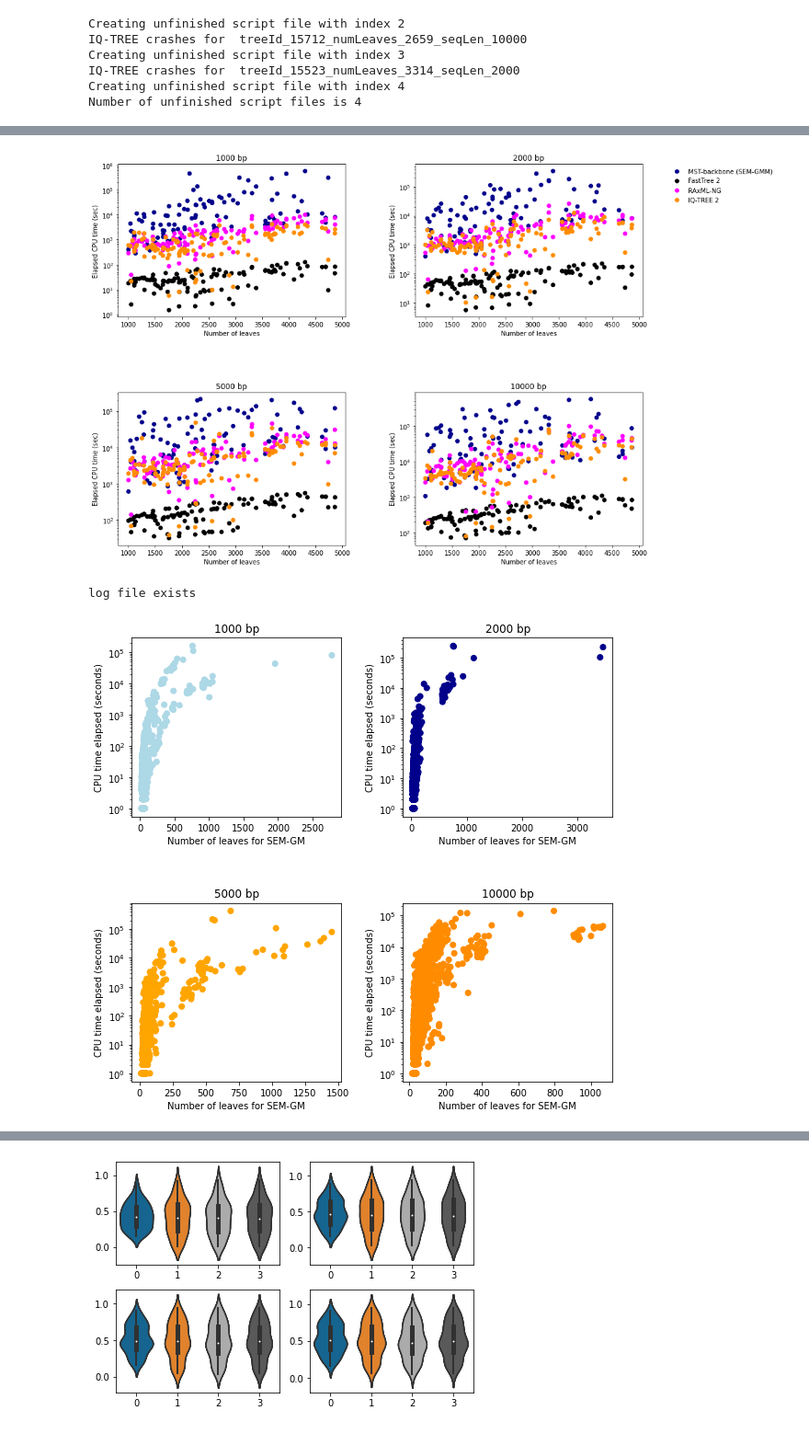
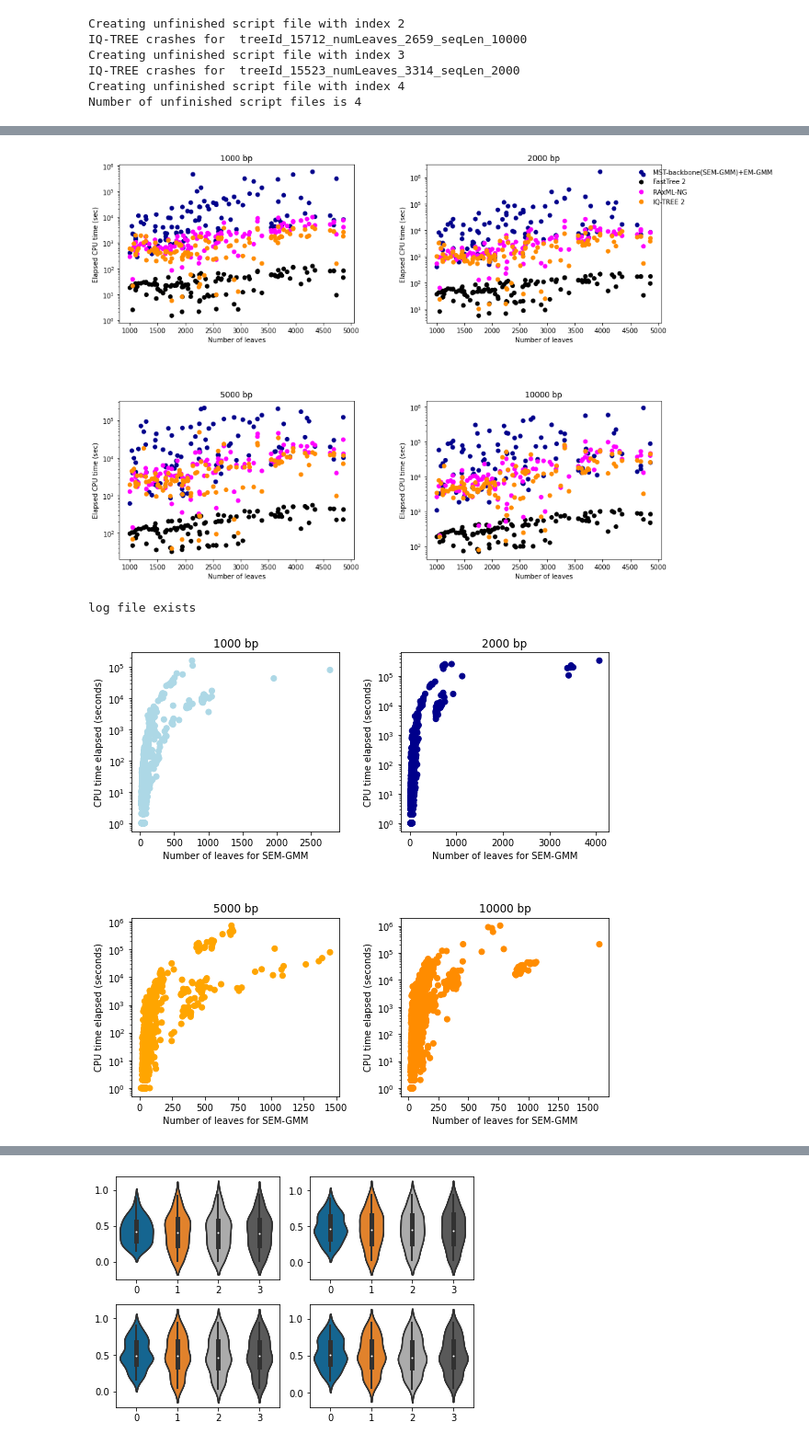
Before and after one commit to prabhavk/mst-backbone-repo, a Jupyter notebook: simulation_results.ipynb, the cells around one changed output, grey strips where cells are left out. Shown: that part at 92% size. Cells and saved outputs as stored; diff of their text form; code cells hidden in the pictures.

```diff
--- a/simulation_results.ipynb
+++ b/simulation_results.ipynb
@@ -331,0 +341,33 @@ IQ-TREE crashes for  treeId_15523_numLeaves_3314_seqLen_2000
+# %%
+# Read runtime
+run_times_seq_len_method = {}
+num_leaves_seq_len_method = {}
+tree_id_seq_len_method = {}
+dupl_seq_seq_len_method = {}
+for seq_len in seqlen_list:
+    run_times_seq_len_method[seq_len] = {}
+    num_leaves_seq_len_method[seq_len] = {}
+    tree_id_seq_len_method[seq_len] = {}
+    dupl_seq_seq_len_method[seq_len] = {}
+    for method in method_list:
+        run_times_seq_len_method[seq_len][method] = []
+        num_leaves_seq_len_method[seq_len][method] = []
+        tree_id_seq_len_method[seq_len][method] = []
+        dupl_seq_seq_len_method[seq_len][method] = []
+
+
+run_time_grove_file = open(results_path + "run_time_grove","r")
+run_time_grove_file.readline()
+for res in run_time_grove_file:
+    run_time, seq_len, num_leaves, method, tree_id, dupl_seq = res.split(",")
+    run_time = float(run_time.strip())
+    seq_len = int(seq_len.strip())
+    tree_id = tree_id.strip()
+    method = method.strip()
+    num_leaves = int(num_leaves.strip())
+    dupl_seq = int(dupl_seq.strip())
+    run_times_seq_len_method[seq_len][method].append(run_time)
+    num_leaves_seq_len_method[seq_len][method].append(num_leaves)
+    tree_id_seq_len_method[seq_len][method].append(tree_id)
+    dupl_seq_seq_len_method[seq_len][method].append(dupl_seq)
+run_time_grove_file.close()
@@ -373,36 +437,39 @@ for method in method_list:
             ax[0, 1].set_xlabel("Number of leaves")
             ax[0, 1].set_ylabel("Elapsed CPU time (sec)")
             # ax[0, 1].set_xscale("log")
             ax[0, 1].set_yscale("log")
         # elif method == 'raxmlng':
         elif seq_len == 5000:
             # ax_raxml.subplot(2, 2, i)
             ax[1, 0].scatter(num_leaves_seq_len_method[seq_len][method],run_times_seq_len_method[seq_len][method],label=method,c=method_colors[method][seq_len])
             ax[1, 0].set_title(str(seq_len) + " bp")
             ax[1, 0].set_xlabel("Number of leaves")
             ax[1, 0].set_ylabel("Elapsed CPU time (sec)")
             # ax[1, 0].set_xscale("log")
             ax[1, 0].set_yscale("log")
         # elif method == 'iqtree':
         elif seq_len == 10000:
             # ax_iqtree.plot(2, 2, i)
             ax[1, 1].scatter(num_leaves_seq_len_method[seq_len][method],run_times_seq_len_method[seq_len][method],label=method,c=method_colors[method][seq_len])
             ax[1, 1].set_title(str(seq_len) + " bp")
             ax[1, 1].set_xlabel("Number of leaves")
             ax[1, 1].set_ylabel("Elapsed CPU time (sec)")
             # ax[1, 1].set_xscale("log")
             ax[1, 1].set_yscale("log")
 # ax.set_yscale("log")
-figures_path = projectPath + "figures/"
+
+
+
+
 fig.tight_layout(pad=0.04)
-plt.legend(['MST-backbone (SEM-GMM)','FastTree 2','RAxML-NG', 'IQ-TREE 2'], bbox_to_anchor=(1.6,2.2), loc ="lower right", frameon=False)
+plt.legend(['MST-backbone(SEM-GMM)+EM-GMM','FastTree 2','RAxML-NG', 'IQ-TREE 2'], bbox_to_anchor=(1.5,2.2), loc ="lower right", frameon=False)
 fig.set_size_inches(13, 10)
 plt.savefig(figures_path+"grove_scalability.eps", dpi=100,bbox_inches='tight')
 plt.savefig(figures_path+"grove_scalability.png", dpi=100,bbox_inches='tight')
 # plt.show()
 # plt.show()
 # %% [output]
-[figure, old version]
+[figure, new version]
 # %%
 # Plot run times for structural EM
 
@@ -478,25 +545,25 @@ for seq_len in seqlen_list:
     if seq_len == 1000:
         ax[0,0].scatter(num_leaves_sem_seq_len[seq_len],runtimes_sem_seq_len[seq_len],c=seq_len_colors)
         ax[0,0].set_yscale("log")
-        ax[0,0].set_xlabel("Number of leaves for SEM-GM")
+        ax[0,0].set_xlabel("Number of leaves for SEM-GMM")
         ax[0,0].set_ylabel("CPU time elapsed (seconds)")
         ax[0,0].set_title(str(seq_len)+ " bp")
     elif seq_len == 2000:
         ax[0,1].scatter(num_leaves_sem_seq_len[seq_len],runtimes_sem_seq_len[seq_len],c=seq_len_colors)
         ax[0,1].set_yscale("log")
-        ax[0,1].set_xlabel("Number of leaves for SEM-GM")
+        ax[0,1].set_xlabel("Number of leaves for SEM-GMM")
         ax[0,1].set_ylabel("CPU time elapsed (seconds)")
         ax[0,1].set_title(str(seq_len)+ " bp")
     elif seq_len == 5000:
         ax[1,0].scatter(num_leaves_sem_seq_len[seq_len],runtimes_sem_seq_len[seq_len],c=seq_len_colors)
         ax[1,0].set_yscale("log")
-        ax[1,0].set_xlabel("Number of leaves for SEM-GM")
+        ax[1,0].set_xlabel("Number of leaves for SEM-GMM")
         ax[1,0].set_ylabel("CPU time elapsed (seconds)")
         ax[1,0].set_title(str(seq_len)+ " bp")
     elif seq_len == 10000:
         ax[1,1].scatter(num_leaves_sem_seq_len[seq_len],runtimes_sem_seq_len[seq_len],c=seq_len_colors)
         ax[1,1].set_yscale("log")
-        ax[1,1].set_xlabel("Number of leaves for SEM-GM")
+        ax[1,1].set_xlabel("Number of leaves for SEM-GMM")
         ax[1,1].set_ylabel("CPU time elapsed (seconds)")
         ax[1,1].set_title(str(seq_len)+ " bp")
 
@@ -519,4 +586,4 @@ plt.savefig(projectPath+"figures/grove_scalability_SEM_all.png", dpi=100,bbox_in
 # plt.savefig(projectPath+"figures/grove_scalability_SEM_seq_len_10000.png", dpi=100,bbox_inches='tight')
 # %% [output]
 log file exists
-[figure, old version]
+[figure, new version]
```
Also changed, not shown: parts of 8 cells of this notebook, 33 other files.
